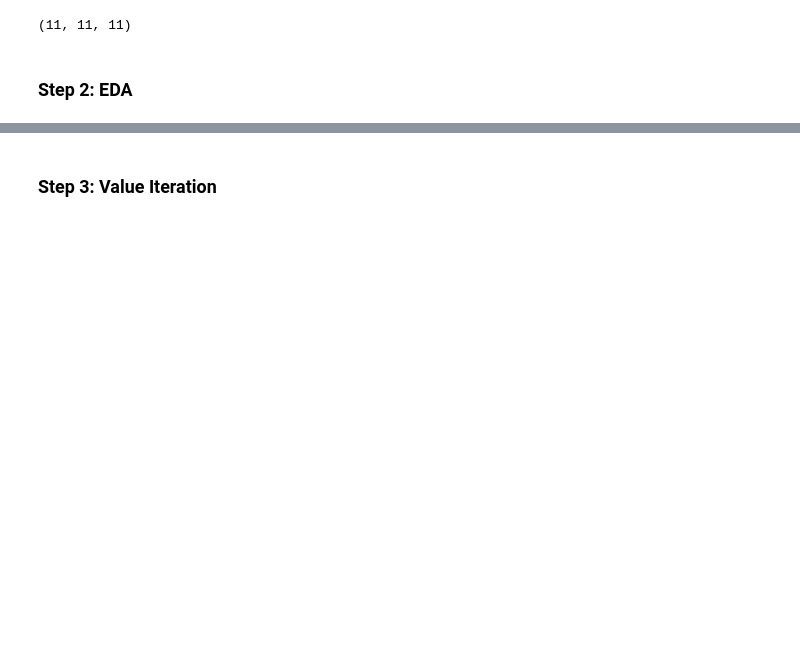
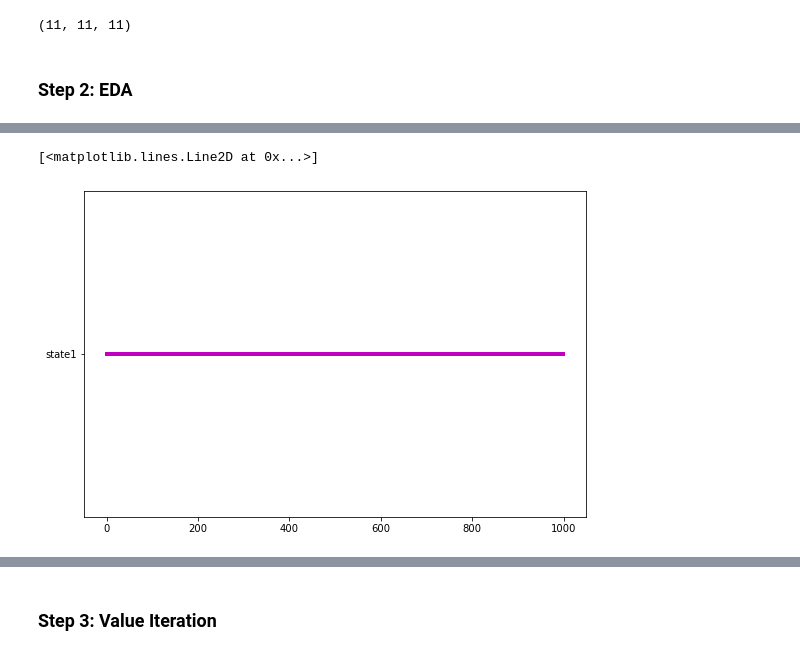
Before and after one commit to targoons/gym-inventory, a Jupyter notebook: gym_analysis_Group6.ipynb, the cells around one changed output, grey strips where cells are left out. Cells and saved outputs as stored; diff of their text form; code cells hidden in the pictures; blank space fills up the shorter version.

```diff
--- a/gym_analysis_Group6.ipynb
+++ b/gym_analysis_Group6.ipynb
@@ -399,0 +380,8 @@ states = {
+# %%
+# simulation
+
+# construct a 100-step simulation assuming an intial state0 rating and the above transition matrix
+simulations = 1000
+
+simulation = im_states.simulate(simulations, init = 'state1', random_state = 33)
+simulation
@@ -399,0 +406,9 @@ states = {
+# %%
+# plot sequence of transitions as step function of time
+
+fig, ax = plt.subplots(1, 1, figsize=(9, 6))
+
+plt.plot(simulation, lw = 4, color = 'm')
+# %% [output]
+[<matplotlib.lines.Line2D at 0x...>]
+[figure, added]
```
Also changed, not shown: parts of 36 cells of this notebook.
